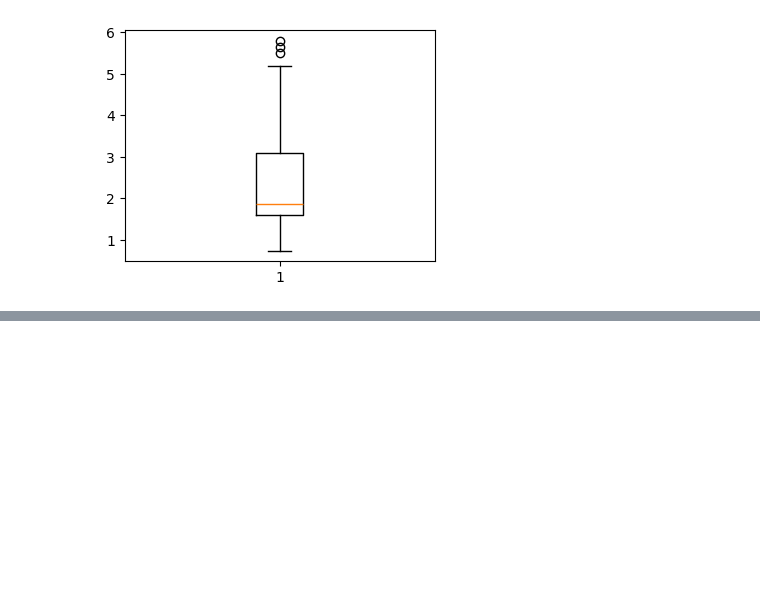
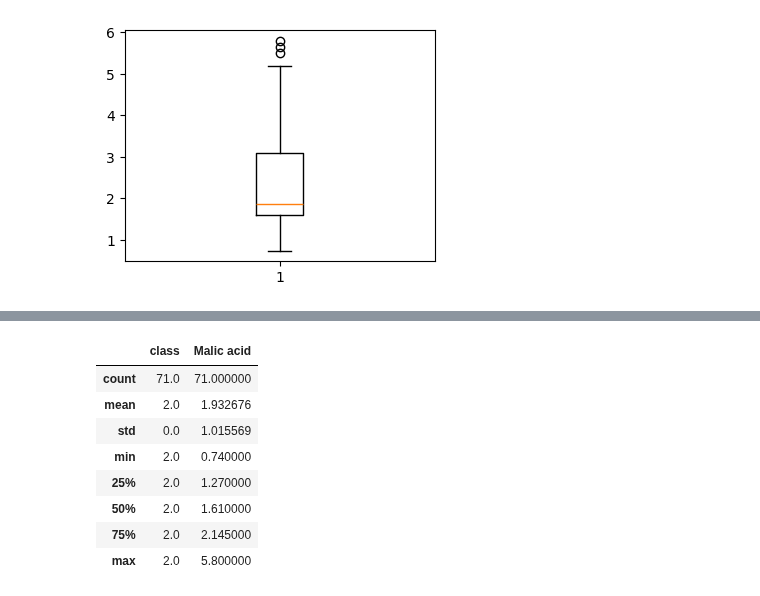
Before and after one commit to huy-ph/data_mining, a Jupyter notebook: learning/wine_analysis/wine_analysis.ipynb, the cells around one changed output, grey strips where cells are left out. Saved outputs shown, nothing was run; the diff lists cells and outputs as text; code cells hidden in the pictures; blank space fills up the shorter version.

```diff
--- a/learning/wine_analysis/wine_analysis.ipynb
+++ b/learning/wine_analysis/wine_analysis.ipynb
@@ -98,0 +100,21 @@ plt.show()
+# %%
+#analizing malic acid by class to see if each class has different range of values
+acid_with_class = wine_data[['class','Malic acid']]
+a2 = acid_with_class[acid_with_class['class'] == 2]
+a2.describe()
+
+#describe each class
+
+#scater graphic
+
+#conclusion
+# %% [output]
+|  | class | Malic acid |
+| count | 71.0 | 71.000000 |
+| mean | 2.0 | 1.932676 |
+| std | 0.0 | 1.015569 |
+| min | 2.0 | 0.740000 |
+| 25% | 2.0 | 1.270000 |
+| 50% | 2.0 | 1.610000 |
+| 75% | 2.0 | 2.145000 |
+| max | 2.0 | 5.800000 |
```
Also changed, not shown: parts of 1 cell of this notebook.
